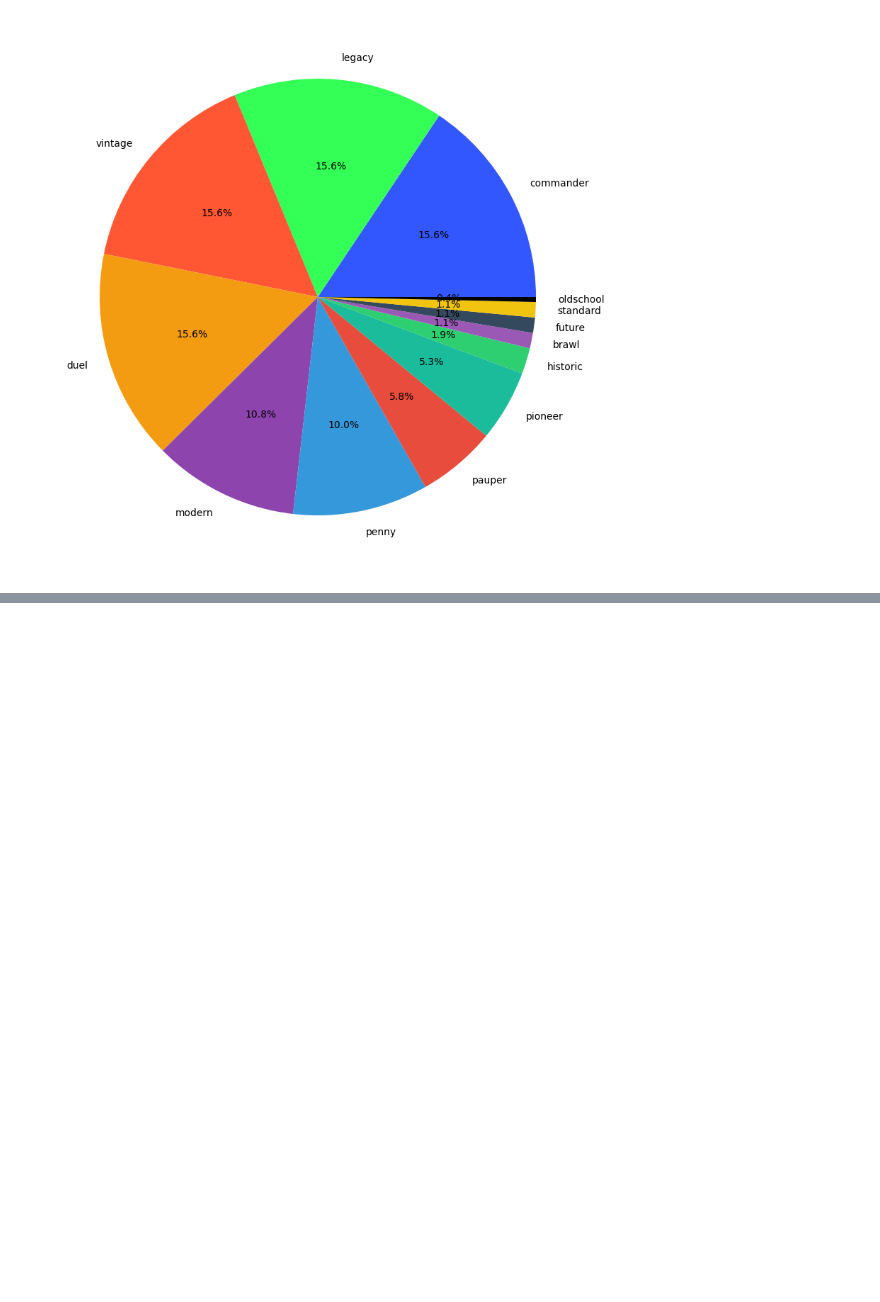
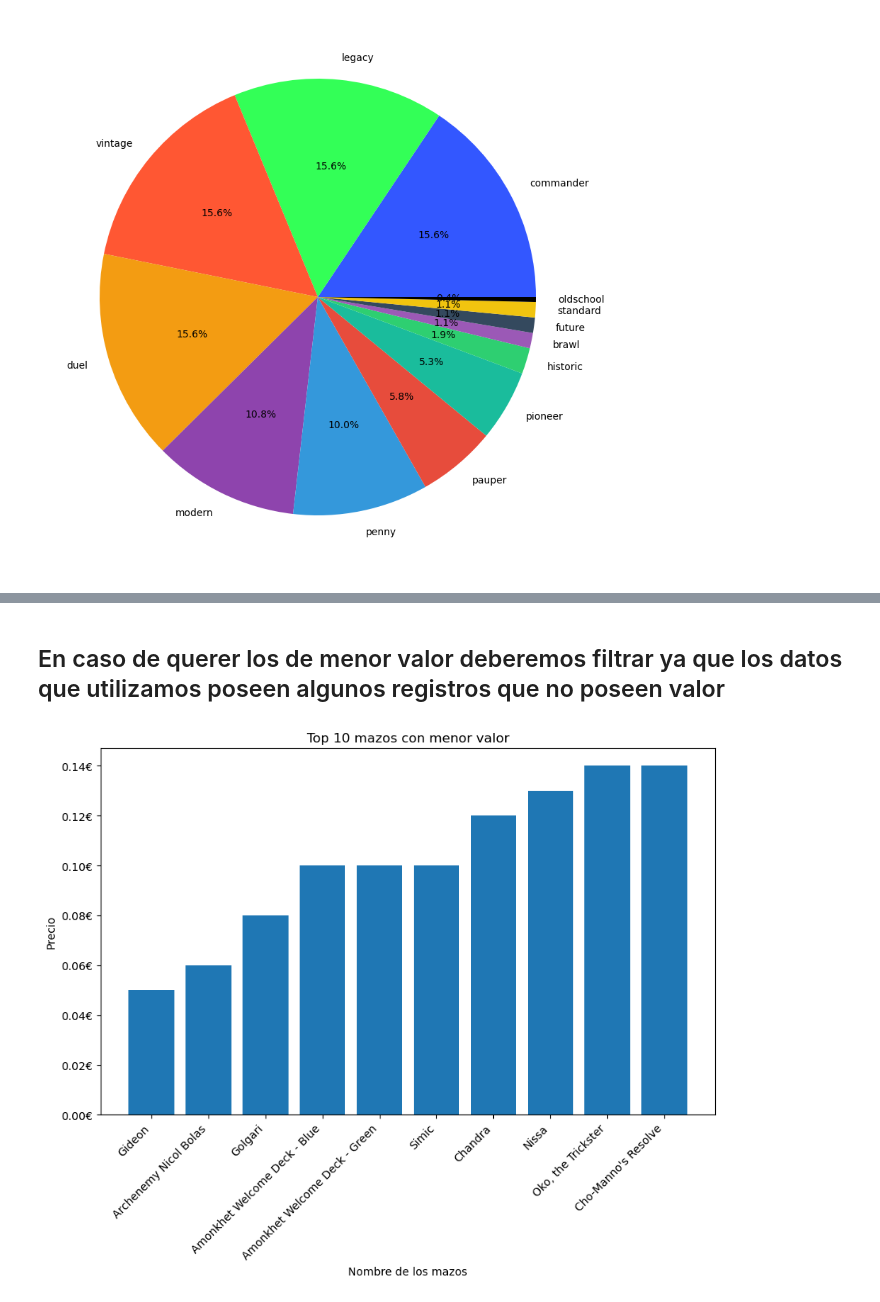
Before and after one commit to RubG4/TFM_MasterBigData_MTG, a Jupyter notebook: Main.ipynb, the cells around one changed output, grey strips where cells are left out. Cells and saved outputs as stored; diff of their text form; code cells hidden in the pictures; blank space fills up the shorter version.

```diff
--- a/Main.ipynb
+++ b/Main.ipynb
@@ -180,0 +229,16 @@ dfMazos
+# %% [markdown]
+## En caso de querer los de menor valor deberemos filtrar ya que los datos que utilizamos poseen algunos registros que no poseen valor
+# %%
+df_filtered = dfMazos[dfMazos['total_price'] > 0]
+top_10 = df_filtered.nsmallest(10, 'total_price')
+
+plt.figure(figsize=(10, 6))
+plt.bar(top_10['name'], top_10['total_price'])
+plt.xlabel('Nombre de los mazos')
+plt.ylabel('Precio')
+plt.title('Top 10 mazos con menor valor')
+plt.gca().yaxis.set_major_formatter(formatter)
+plt.xticks(rotation=45, ha='right')  # Rotar las etiquetas del eje X si es necesario
+plt.show()
+# %% [output]
+[figure, added]
```
Also changed, not shown: parts of 12 cells of this notebook, 1 other file.
